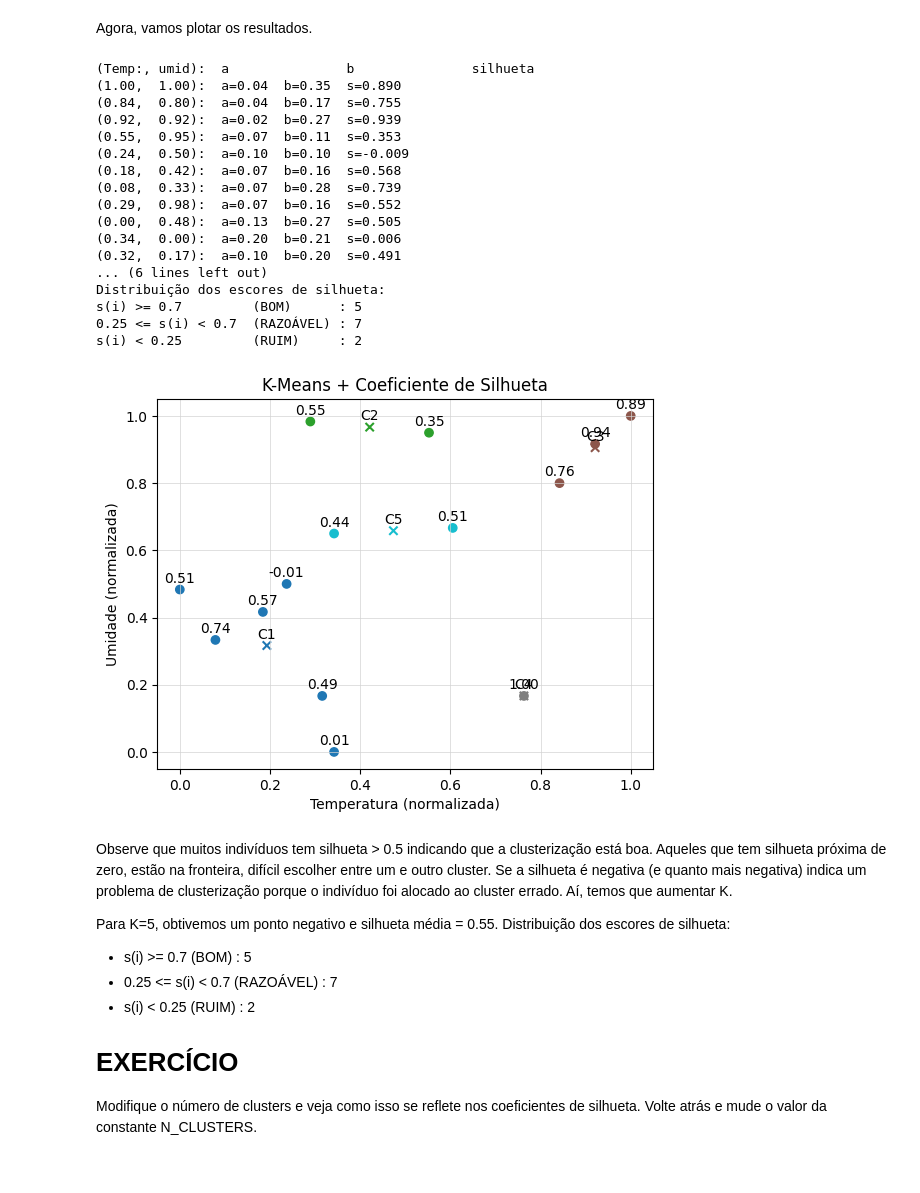
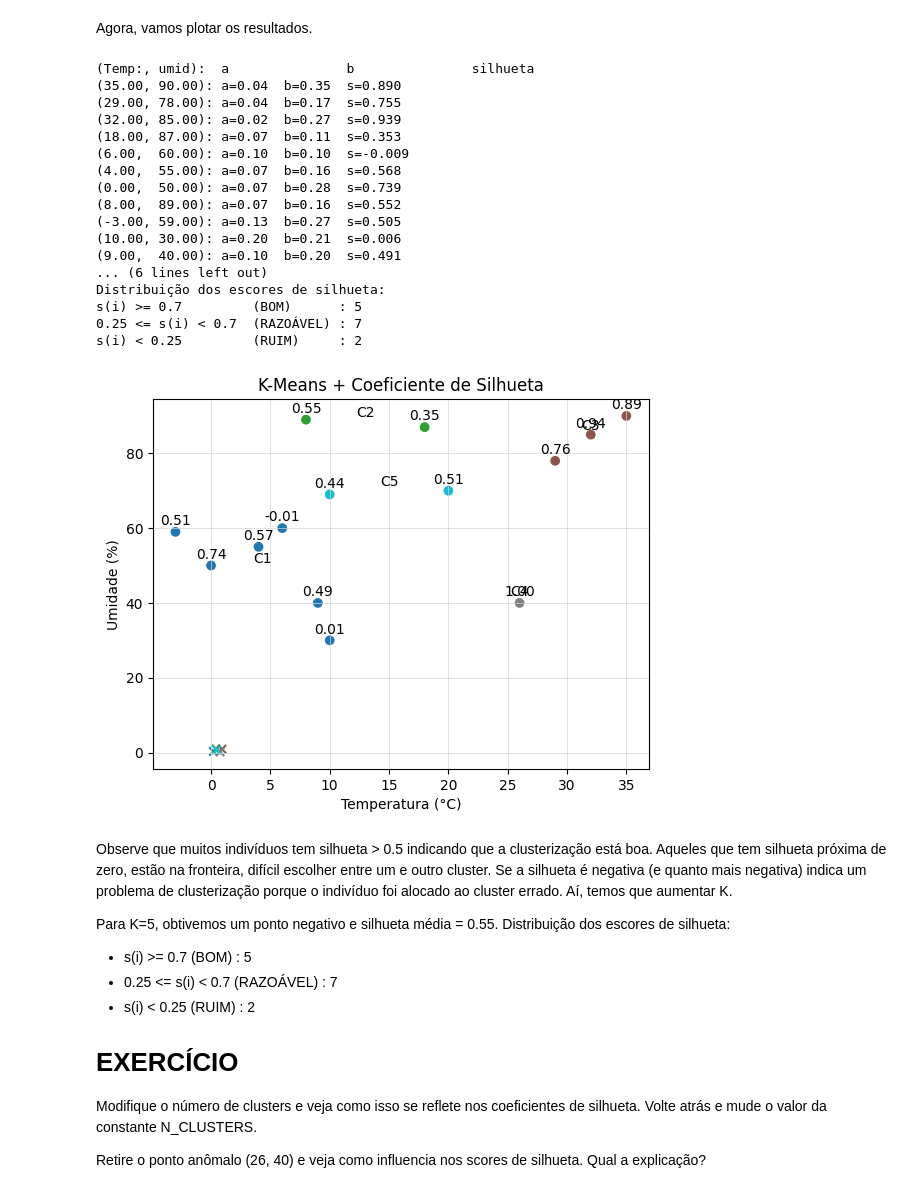
Before and after one commit to tacla/Sistemas-Inteligentes, a Jupyter notebook: Clustering/K_Means_Silhueta.ipynb, the cells around one changed output. Cells and saved outputs as stored; diff of their text form; code cells hidden in the pictures.

```diff
--- a/Clustering/K_Means_Silhueta.ipynb
+++ b/Clustering/K_Means_Silhueta.ipynb
@@ -33,8 +33,8 @@ meu_estilo = {
 Vamos usar os mesmos dados do [tutorial anterior](https://).
 # %%
 # Dados de exemplo: TEMPERATURA X UMIDADE
-temp = [35, 29, 32, 18, 6, 4, 0, 8, -3, 10, 9, 10, 26, 20]
-umid = [90, 78, 85, 87, 60, 55, 50, 89, 59, 30, 40, 69, 40, 70]
+temp = [35, 29, 32, 18, 6, 4, 0, 8, -3, 10, 9, 10, 20, 26]
+umid = [90, 78, 85, 87, 60, 55, 50, 89, 59, 30, 40, 69, 70, 40]
 
 # Criamos um array de pares (x, y) a partir das listas temp e umid
 # X é um nome usual para designar as entradas para um algoritmo de ML
@@ -210,7 +210,7 @@ s(i) < 0.25         (RUIM)     : 2
 Agora, vamos plotar os resultados.
 # %%
 # Escolha se quer ver o gráfico normalizado ou original
-VER_ORIGINAL = False
+VER_ORIGINAL = True
 
 if VER_ORIGINAL:
     X_plot = X_orig
@@ -230,7 +230,7 @@ plt.scatter(centroids[:, 0], centroids[:, 1], c=np.unique(labels), marker='x', c
 
 for i, txt in enumerate(str_centroids):
     plt.annotate(f"{str_centroids [i]}",
-                 (centroids[i, 0], centroids[i, 1]), textcoords="offset points", xytext=(0, 5), ha='center')
+                 (centroids_plot[i, 0], centroids_plot[i, 1]), textcoords="offset points", xytext=(0, 5), ha='center')
 
 
 
@@ -252,45 +252,45 @@ for i in range(n_amostras):
     else:
           print(f"({X[i, 0]:.2f},\t{X[i, 1]:.2f}):\t"
           f"a={a[i]:.2f}\tb={b[i]:.2f}\ts={escores_silhueta[i]:.3f}")
 
 # Calcula a silhueta média
 silhueta_media = np.mean(escores_silhueta)
 print(f"\nEscore de silhueta média para {N_CLUSTERS} clusters: {silhueta_media:.4f}")
 faixa_boa = np.sum(escores_silhueta >= 0.7)
 faixa_raz = np.sum((escores_silhueta >= 0.25) & (escores_silhueta < 0.7))
 faixa_ruim = np.sum(escores_silhueta < 0.25)
 
 print("\nDistribuição dos escores de silhueta:")
 print(f"s(i) >= 0.7         (BOM)      : {faixa_boa}")
 print(f"0.25 <= s(i) < 0.7  (RAZOÁVEL) : {faixa_raz}")
 print(f"s(i) < 0.25         (RUIM)     : {faixa_ruim}")
 print()
 print()
 
 plt.xlabel(xlabel)
 plt.ylabel(ylabel)
 plt.title("K-Means + Coeficiente de Silhueta")
 plt.grid(True)
 plt.show()
 # %% [output]
 (Temp:, umid):  a               b               silhueta
-(1.00,  1.00):  a=0.04  b=0.35  s=0.890
-(0.84,  0.80):  a=0.04  b=0.17  s=0.755
-(0.92,  0.92):  a=0.02  b=0.27  s=0.939
-(0.55,  0.95):  a=0.07  b=0.11  s=0.353
-(0.24,  0.50):  a=0.10  b=0.10  s=-0.009
-(0.18,  0.42):  a=0.07  b=0.16  s=0.568
-(0.08,  0.33):  a=0.07  b=0.28  s=0.739
-(0.29,  0.98):  a=0.07  b=0.16  s=0.552
-(0.00,  0.48):  a=0.13  b=0.27  s=0.505
-(0.34,  0.00):  a=0.20  b=0.21  s=0.006
-(0.32,  0.17):  a=0.10  b=0.20  s=0.491
+(35.00, 90.00): a=0.04  b=0.35  s=0.890
+(29.00, 78.00): a=0.04  b=0.17  s=0.755
+(32.00, 85.00): a=0.02  b=0.27  s=0.939
+(18.00, 87.00): a=0.07  b=0.11  s=0.353
+(6.00,  60.00): a=0.10  b=0.10  s=-0.009
+(4.00,  55.00): a=0.07  b=0.16  s=0.568
+(0.00,  50.00): a=0.07  b=0.28  s=0.739
+(8.00,  89.00): a=0.07  b=0.16  s=0.552
+(-3.00, 59.00): a=0.13  b=0.27  s=0.505
+(10.00, 30.00): a=0.20  b=0.21  s=0.006
+(9.00,  40.00): a=0.10  b=0.20  s=0.491
 ... (6 lines left out)
 Distribuição dos escores de silhueta:
 s(i) >= 0.7         (BOM)      : 5
 0.25 <= s(i) < 0.7  (RAZOÁVEL) : 7
 s(i) < 0.25         (RUIM)     : 2
-[figure, old version]
+[figure, new version]
 # %% [markdown]
 Observe que muitos indivíduos tem silhueta > 0.5 indicando que a clusterização está  boa.
 Aqueles que tem silhueta próxima de zero, estão na fronteira, difícil escolher entre um e outro cluster.
@@ -304,3 +304,5 @@ Distribuição dos escores de silhueta:
 
 # EXERCÍCIO
 Modifique o número de clusters e veja como isso se reflete nos coeficientes de silhueta. Volte atrás e mude o valor da constante N_CLUSTERS.
+
+Retire o ponto anômalo (26, 40) e veja como influencia nos scores de silhueta. Qual a explicação?
```
Also changed, not shown: parts of 1 cell of this notebook.
